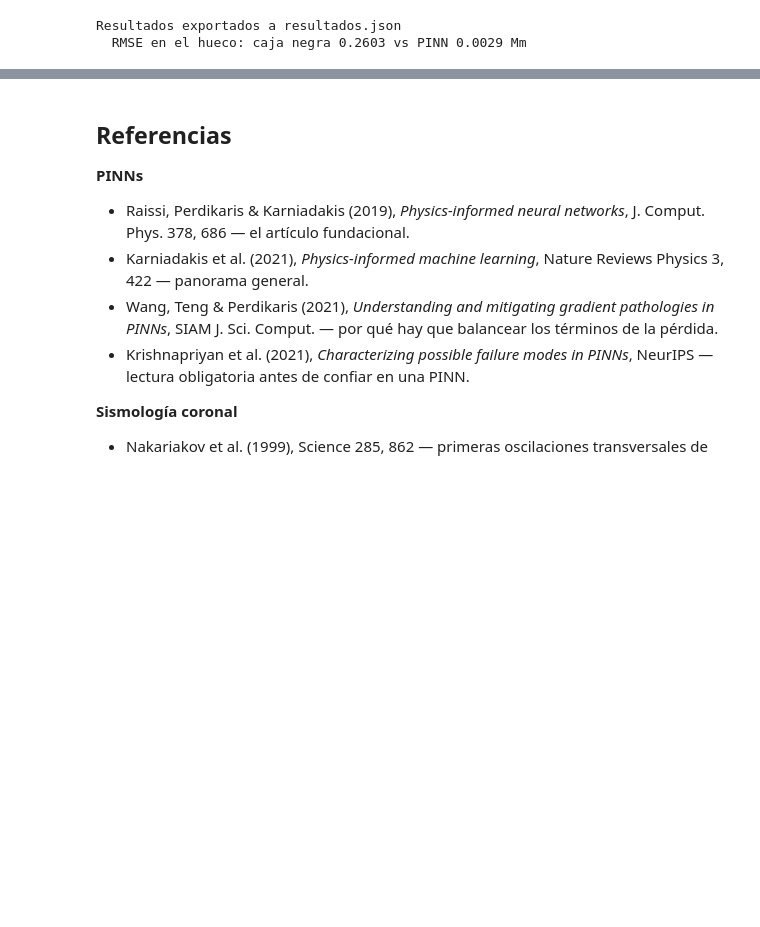
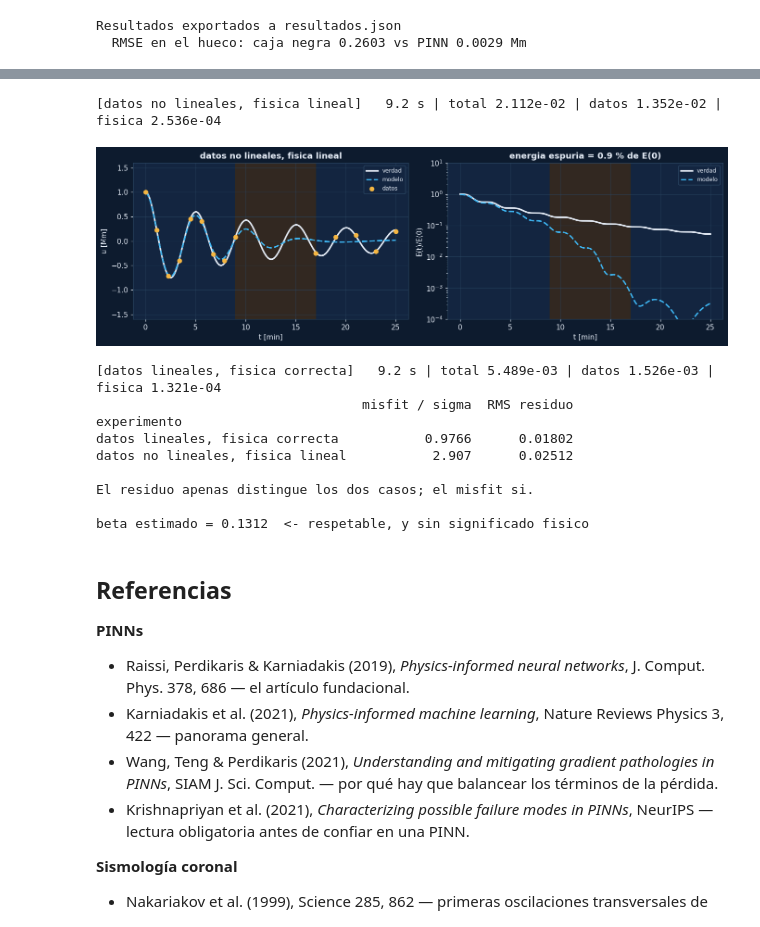
Before and after one commit to carlmarx17/astrofisica-computacional, a Jupyter notebook: PINNsClass/oscilador_armonico_pinn_fisica_solar.ipynb, the cells around one changed output, grey strips where cells are left out. Drawn from its saved outputs; the diff is of its cells as text; code cells hidden in the pictures; blank space fills up the shorter version.

```diff
--- a/PINNsClass/oscilador_armonico_pinn_fisica_solar.ipynb
+++ b/PINNsClass/oscilador_armonico_pinn_fisica_solar.ipynb
@@ -1411,0 +1494,9 @@ omega_0 estimado = 1.2505   (el verdadero sigue siendo 1.2566)
+# %%
+# --- MINIPROYECTO 3 ------------------------------------------------
+factores = [1, 3]                 # TODO: agrega un instrumento pesimo, factor 10
+
+resultados = []
+for f in factores:
+    resultados += comparar(f"ruido x{f}", sigma=f*sigma_ruido)
+
+tabla_de(resultados)
@@ -1412,3 +1541,39 @@ omega_0 estimado = 1.2505   (el verdadero sigue siendo 1.2566)
+# %%
+# --- MINIPROYECTO 4 ------------------------------------------------
+gamma = 0.25                      # TODO: prueba tambien 0.05 (casi lineal) y 0.8
+
+def rhs_nolineal(t, y):
+    u, v = y
+    return np.array([v, -gamma*v*abs(v) - omega0**2*u], dtype=float)
+
+# la "verdad" ahora es no lineal: la resolvemos con RK4 y la interpolamos
+y_nl = rk4(rhs_nolineal, t_dense, [u0, v0])
+verdad_nolineal = lambda t: np.interp(t, t_dense, y_nl[:, 0])
+
+# entrenamos con la fisica LINEAL, que es la equivocada
+malo = experimento("datos no lineales, fisica lineal", verdad=verdad_nolineal)
+bueno = experimento("datos lineales, fisica correcta", graficar=False)
+
+print(tabla_de([bueno, malo])[["misfit / sigma", "RMS residuo"]])
+print("\nEl residuo apenas distingue los dos casos; el misfit si.")
+
+# y ahora le pedimos que estime beta, un parametro que en estos datos no existe
+w_est, b_est, _, _ = problema_inverso(
+    obs=(tensor(malo["obs"][0]), tensor(malo["obs"][1])),
+    epochs_adam=3000, bloques_lbfgs=10)
+print(f"\nbeta estimado = {b_est:.4f}  <- respetable, y sin significado fisico")
+# %% [output]
+[datos no lineales, fisica lineal]   9.2 s | total 2.112e-02 | datos 1.352e-02 | fisica 2.536e-04
+[figure, added]
+[datos lineales, fisica correcta]   9.2 s | total 5.489e-03 | datos 1.526e-03 | fisica 1.321e-04
+                                  misfit / sigma  RMS residuo
+experimento
+datos lineales, fisica correcta           0.9766      0.01802
+datos no lineales, fisica lineal           2.907      0.02512
+
+El residuo apenas distingue los dos casos; el misfit si.
+
+beta estimado = 0.1312  <- respetable, y sin significado fisico
 # %% [markdown]
 ## Referencias
 
```
Also changed, not shown: parts of 24 cells of this notebook, 5 other files.
